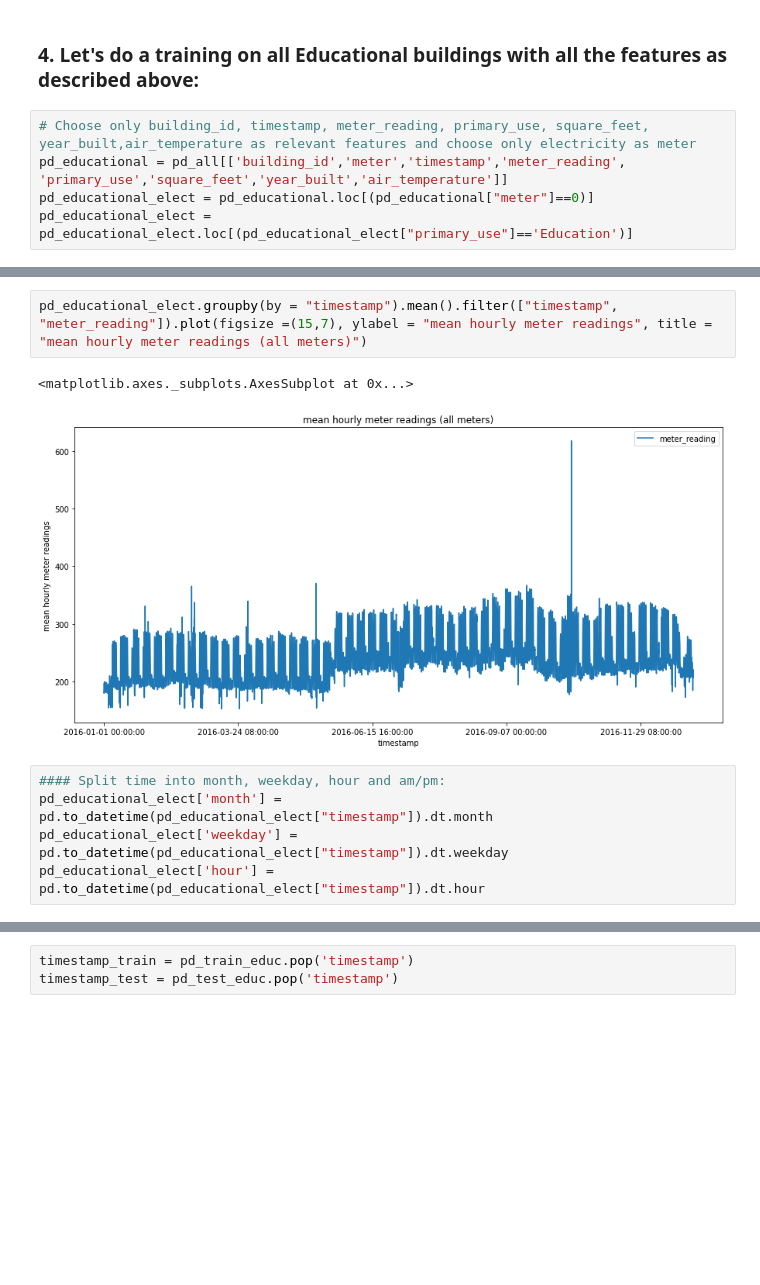
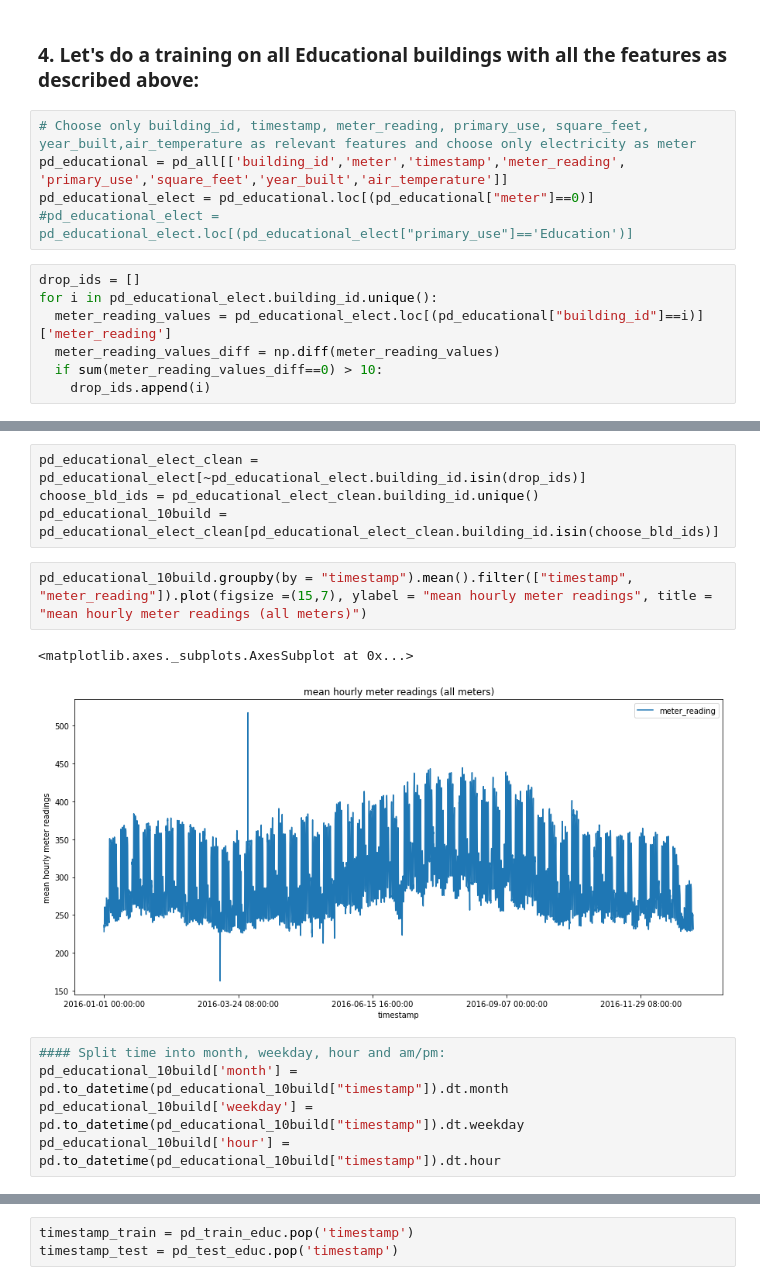
Before and after one commit to TamaraSumarac/6.862_MachineLearningProject, a Jupyter notebook: BuildingEnergyConsumption/Code/LinearRegression.ipynb, the cells around one changed output, grey strips where cells are left out. Saved outputs shown, nothing was run; the diff lists cells and outputs as text; blank space fills up the shorter version.

```diff
--- a/BuildingEnergyConsumption/Code/LinearRegression.ipynb
+++ b/BuildingEnergyConsumption/Code/LinearRegression.ipynb
@@ -442,4 +442,11 @@ plt.show()
 # Choose only building_id, timestamp, meter_reading, primary_use, square_feet, year_built,air_temperature as relevant features and choose only electricity as meter
 pd_educational = pd_all[['building_id','meter','timestamp','meter_reading', 'primary_use','square_feet','year_built','air_temperature']]
 pd_educational_elect = pd_educational.loc[(pd_educational["meter"]==0)]
-pd_educational_elect = pd_educational_elect.loc[(pd_educational_elect["primary_use"]=='Education')]
+#pd_educational_elect = pd_educational_elect.loc[(pd_educational_elect["primary_use"]=='Education')]
+# %%
+drop_ids = []
+for i in pd_educational_elect.building_id.unique():
+  meter_reading_values = pd_educational_elect.loc[(pd_educational["building_id"]==i)]['meter_reading']
+  meter_reading_values_diff = np.diff(meter_reading_values)
+  if sum(meter_reading_values_diff==0) > 10:
+    drop_ids.append(i)
@@ -446,11 +461,15 @@ pd_educational_elect = pd_educational_elect.loc[(pd_educational_elect["primary_u
+# %%
+pd_educational_elect_clean = pd_educational_elect[~pd_educational_elect.building_id.isin(drop_ids)]
+choose_bld_ids = pd_educational_elect_clean.building_id.unique()
+pd_educational_10build = pd_educational_elect_clean[pd_educational_elect_clean.building_id.isin(choose_bld_ids)]
 # %%
-pd_educational_elect.groupby(by = "timestamp").mean().filter(["timestamp", "meter_reading"]).plot(figsize =(15,7), ylabel = "mean hourly meter readings", title = "mean hourly meter readings (all meters)")
+pd_educational_10build.groupby(by = "timestamp").mean().filter(["timestamp", "meter_reading"]).plot(figsize =(15,7), ylabel = "mean hourly meter readings", title = "mean hourly meter readings (all meters)")
 # %% [output]
 <matplotlib.axes._subplots.AxesSubplot at 0x...>
-[figure, old version]
+[figure, new version]
 # %%
 #### Split time into month, weekday, hour and am/pm:
-pd_educational_elect['month'] = pd.to_datetime(pd_educational_elect["timestamp"]).dt.month
-pd_educational_elect['weekday'] = pd.to_datetime(pd_educational_elect["timestamp"]).dt.weekday
-pd_educational_elect['hour'] = pd.to_datetime(pd_educational_elect["timestamp"]).dt.hour
+pd_educational_10build['month'] = pd.to_datetime(pd_educational_10build["timestamp"]).dt.month
+pd_educational_10build['weekday'] = pd.to_datetime(pd_educational_10build["timestamp"]).dt.weekday
+pd_educational_10build['hour'] = pd.to_datetime(pd_educational_10build["timestamp"]).dt.hour
 # %%
```
Also changed, not shown: parts of 11 cells of this notebook, 1 other file.
